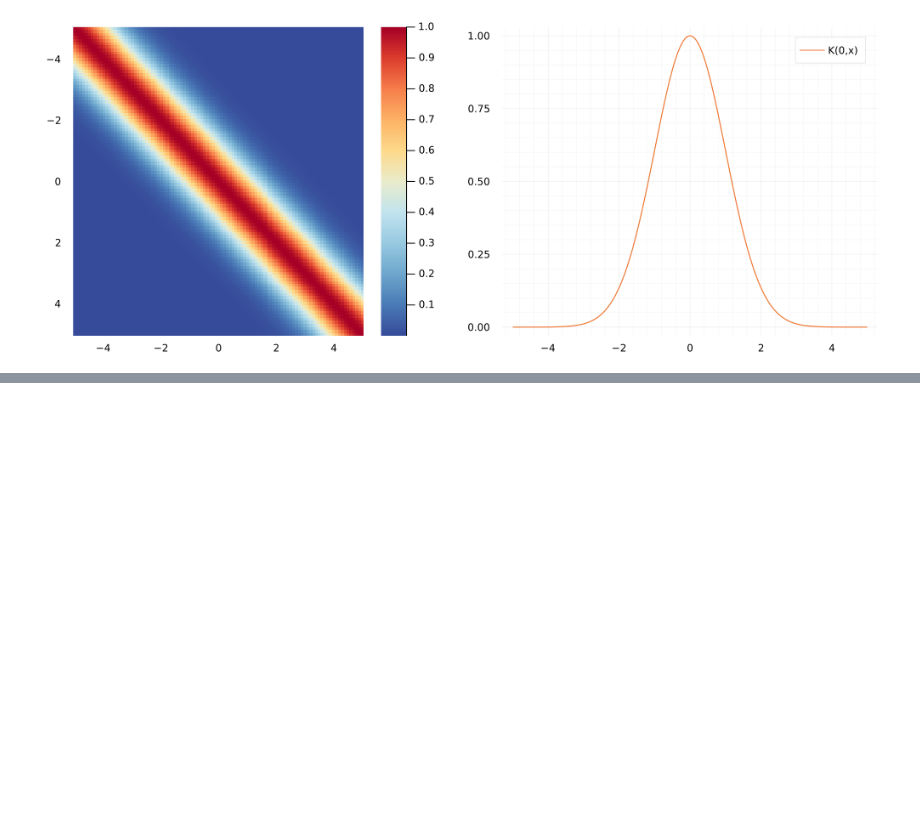
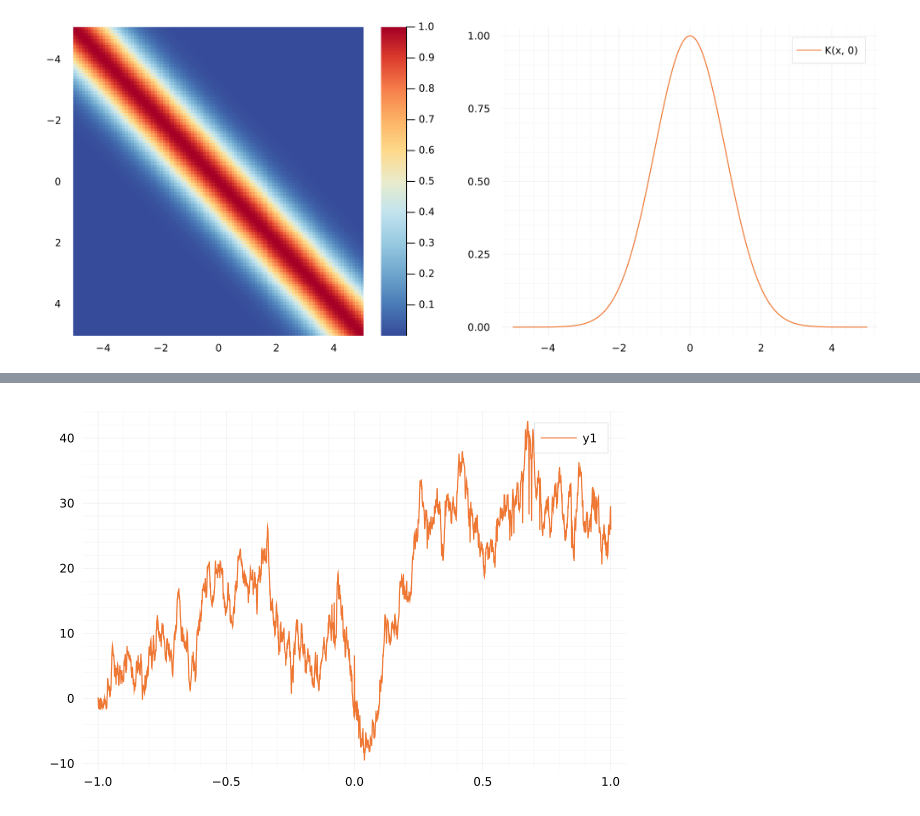
Before and after one commit to bonevbs/ml_notebooks, a Jupyter notebook: gaussian_processes.ipynb, the cells around one changed output, grey strips where cells are left out. Drawn from its saved outputs; the diff is of its cells as text; code cells hidden in the pictures; blank space fills up the shorter version.

Commit message:
Added GP sampling

```diff
--- a/gaussian_processes.ipynb
+++ b/gaussian_processes.ipynb
@@ -105,9 +113,9 @@ Let us visualize the kernel function:
 # %%
 plot1 = heatmap(-5:0.1:5, -5:0.1:5, K, yflip = true)
 
-xb = collect(-5:0.05:5)'
-xa = zero(xb)
-plot2 = plot(xb', K(xa, xb)', label="K(0,x)")
+xa = collect(-5:0.05:5)
+xb = zero(xa)
+plot2 = plot(xa, K(xa, xb), label="K(x, 0)")
 
 plot(plot1, plot2, layout = @layout([a{1.0h} b]), size=(1000,400))
 # %% [output]
@@ -122,3 +133,20 @@ plot(grid, grid)
+# %%
+# currently, we require a little workaround as the Distributions.jl package is very much tied to the idea that covariance
+# matrices should be positive definite. To avoid this issue, we make use of the package PDMatsExtras, which defines the
+# PSDMat type which is a type for positive semi-definite matrices
+using PDMatsExtras
+
+mesh = -1:0.001:1
+
+S = [K(xa,xb) for xa in mesh, xb in mesh]
+#I = [xa == xb for xa in mesh, xb in mesh]
+GP = MvNormal(zero(mesh), PSDMat(S)) # this is the workaround
+
+# sampling the distribution gives us divverent instance of the random variable f
+samples = rand(GP,1)
+plot(mesh,samples)
+# %% [output]
+[figure, added]
 # %% [markdown]
 ## Connection to Neural Networks
 
```
Also changed, not shown: parts of 5 cells of this notebook.
